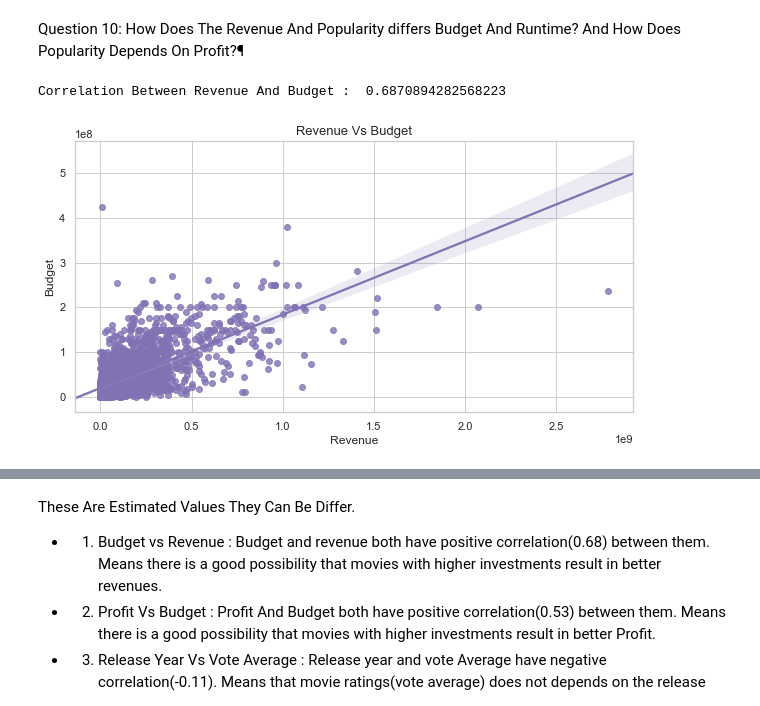
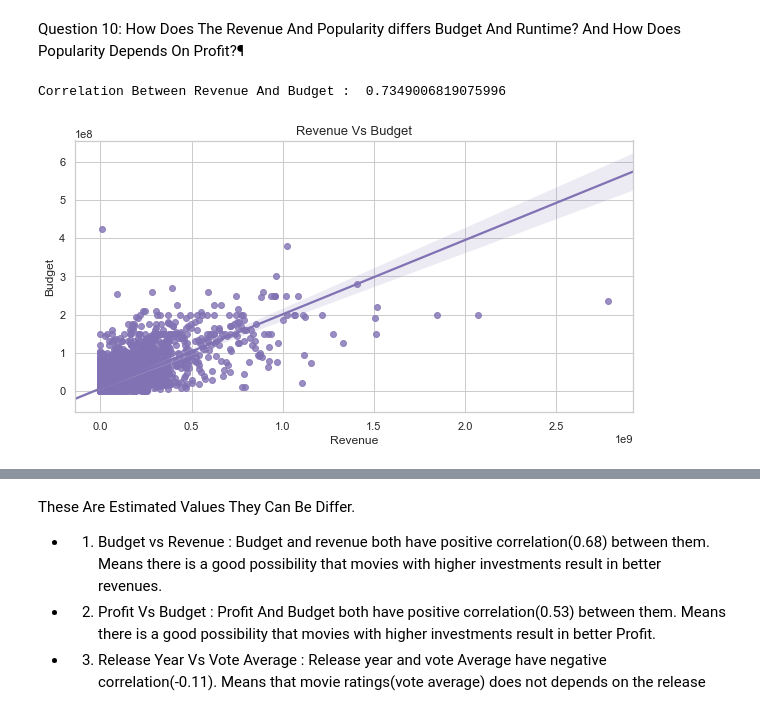
Before and after one commit to Ahmed2020538/Data-Science-Projects, a Jupyter notebook: 07- Analytic_data_Project/00- TMDB_Movies_Analize_Project(1).ipynb, the cells around one changed output, grey strips where cells are left out. Drawn from its saved outputs; the diff is of its cells as text; code cells hidden in the pictures.

```diff
--- a/07- Analytic_data_Project/00- TMDB_Movies_Analize_Project(1).ipynb
+++ b/07- Analytic_data_Project/00- TMDB_Movies_Analize_Project(1).ipynb
@@ -245,4 +671,4 @@ data.duplicated().sum()
 # %%
 # Drpopping The duplicates data
-data.drop_duplicates(inplace=True)
+df.drop_duplicates(inplace=True)
 print(f"The data aftering drop_duplicates :: {data.shape}")
@@ -257,2 +681,11 @@ data.dropna(subset=["genres" , "production_companies" , "cast"] , inplace=True)
+# %%
+Cat_cols = df.select_dtypes(include=["object"])
+Num_cols = df.select_dtypes(include=["number"])
+for col in Cat_cols :
+    df[col].fillna(df[col].mode()[0] , inplace = True)
+    df[col] = df[col].apply(lambda x : df[col].mode()[0] if x == 0 else x)
+for coll in Num_cols :
+    df[coll].fillna(df[coll].median() , inplace=True)
+    df[col] = df[col].apply(lambda x : df[col].mean()if x == 0 else x)
 # %%
 # Present data after Handlling
@@ -279,5 +711,5 @@ memory usage: 1.0+ MB
 # %%
 # Convert dtype of released_date to datetime format
-data["release_date"] = pd.to_datetime(data["release_date"])
-data["release_date"].head(10)
+df["release_date"] = pd.to_datetime(df["release_date"])
+df[["release_date"]].head(10)
 # %% [output]
@@ -372,6 +870,6 @@ sns.countplot(data["release_year"])
 * Which Movies have highst and lowrest profit
 # %%
 # Create new_columes refer to Profit (budget - revenue)
-data["Profit"] = data["revenue"] - data["budget"]
+df["Profit"] = df["revenue"] - df["budget"]
 # %%
 # present Profit column
@@ -741,29 +1227,24 @@ Question 10: How Does The Revenue And Popularity differs Budget And Runtime? And
 # %%
 #how does revenue change according to their budget.
 #make a scatter plot using 'regplot' between ''revenue' and 'budget'.
-ax = sns.regplot(x=data
-                 ['revenue'], y=data['budget'],color='m')
+ax = sns.regplot(x=df
+                 ['revenue'], y=df['budget'],color='m')
 
 #set the title and labels of the figure
 ax.set_title("Revenue Vs Budget",fontsize=13)
 ax.set_xlabel("Revenue",fontsize=12)
 ax.set_ylabel("Budget",fontsize=12)
 #set the figure size
 sns.set(rc={'figure.figsize':(6,4)})
 sns.set_style("whitegrid")
 
-#find the correlation between them
-#change zero into NAN in budget and revenue column for the exact calculation.
-data['budget'] = data['budget'].replace(0,np.NAN)
-data['revenue'] = data['revenue'].replace(0,np.NAN)
-data['Profit'] = data['Profit'].replace(0,np.NAN)
 
 #find the correlation using 'corr()' function.
 #it returns a dataframe which contain the correlation between all the numeric columns.
-data_corr = data.corr()
+data_corr = df.corr()
 print("Correlation Between Revenue And Budget : ",data_corr.loc['revenue','budget'])
 # %% [output]
-Correlation Between Revenue And Budget :  0.6870894282568223
+Correlation Between Revenue And Budget :  0.7349006819075996
-[figure, old version]
+[figure, new version]
 # %%
 #make a scatter plot using 'regplot' between 'year' and 'vote average'.
```
Also changed, not shown: parts of 108 cells of this notebook, 5 other files.
